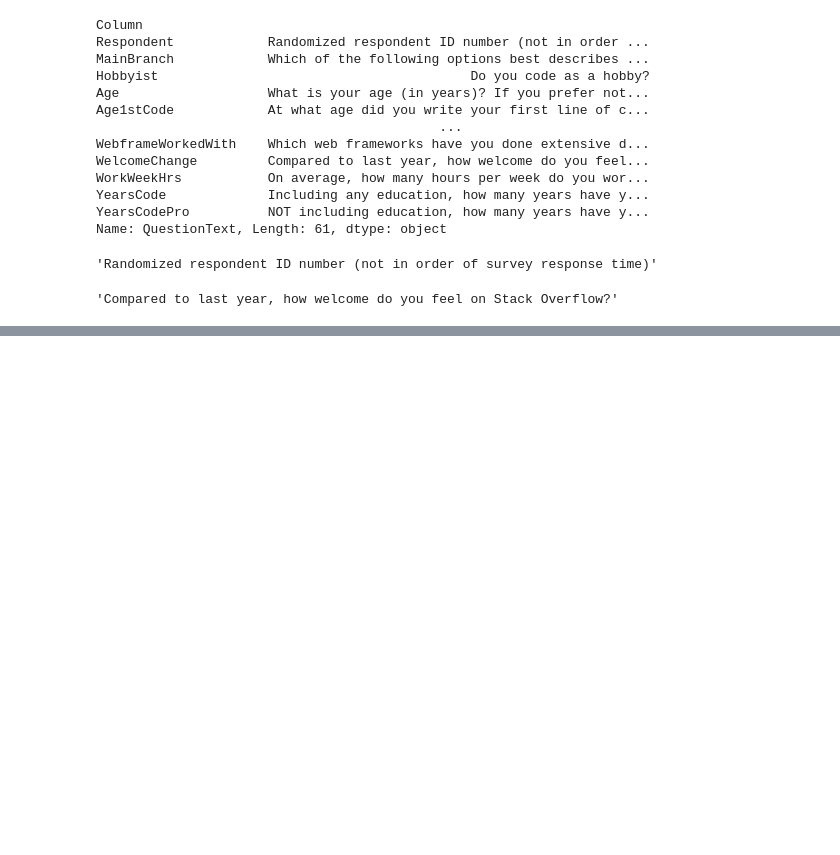
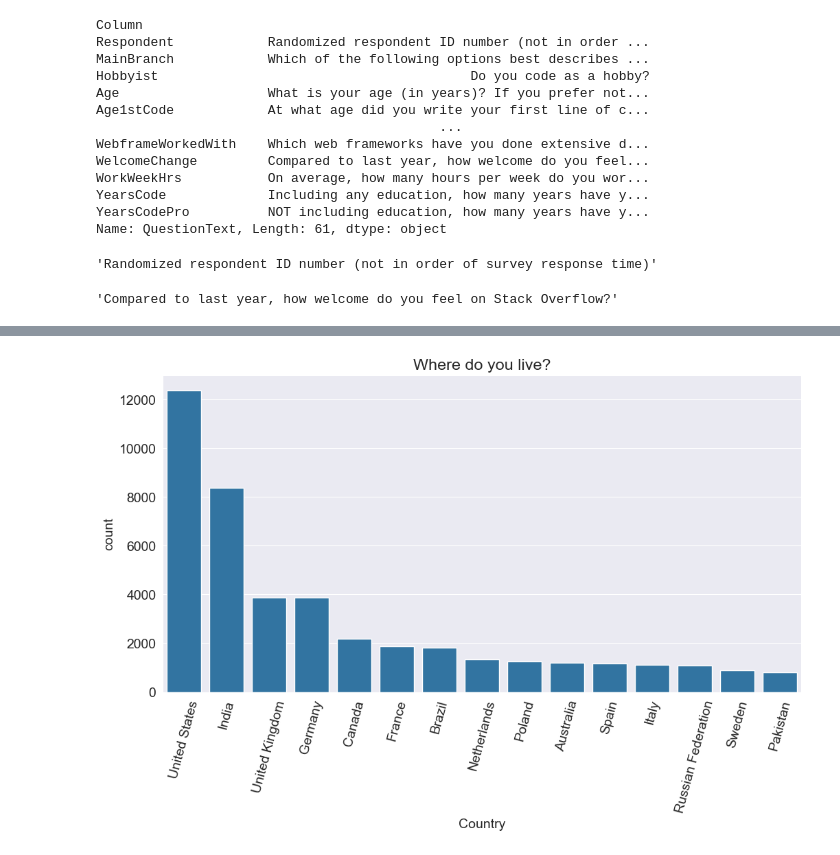
Before and after one commit to umarfarooqcode/stack_overflow_data, a Jupyter notebook: stack_overflow.ipynb, the cells around one changed output, grey strips where cells are left out. Saved outputs shown, nothing was run; the diff lists cells and outputs as text; code cells hidden in the pictures; blank space fills up the shorter version.

Commit message:
stack_overflow 2020 survey analysis

```diff
--- a/stack_overflow.ipynb
+++ b/stack_overflow.ipynb
@@ -85,0 +276,2 @@ schema_raw['WelcomeChange']
+# %%
+survey_df.drop(survey_df[survey_df.WorkWeekHrs>140].index,inplace=True)
@@ -85,0 +304,2 @@ schema_raw['WelcomeChange']
+# %%
+survey_df.where(~(survey_df.Gender.str.contains(';', na=False)), np.nan, inplace=True)
@@ -85,0 +354,10 @@ schema_raw['WelcomeChange']
+# %%
+import seaborn as sns
+import matplotlib
+import matplotlib.pyplot as plt
+%matplotlib inline
+
+sns.set_style('darkgrid')
+matplotlib.rcParams['font.size'] = 14
+matplotlib.rcParams['figure.figsize'] = (9, 5)
+matplotlib.rcParams['figure.facecolor'] = '#00000000'
@@ -85,0 +384,3 @@ schema_raw['WelcomeChange']
+# %%
+top_countries= survey_df.Country.value_counts().head(15)
+top_countries
@@ -85,0 +405,7 @@ schema_raw['WelcomeChange']
+# %%
+plt.figure(figsize=(12,6));
+plt.title(schema.Country)
+plt.xticks(rotation=75);
+sns.barplot(x=top_countries.index,y=top_countries);
+# %% [output]
+[figure, added]
```
Also changed, not shown: parts of 77 cells of this notebook.
